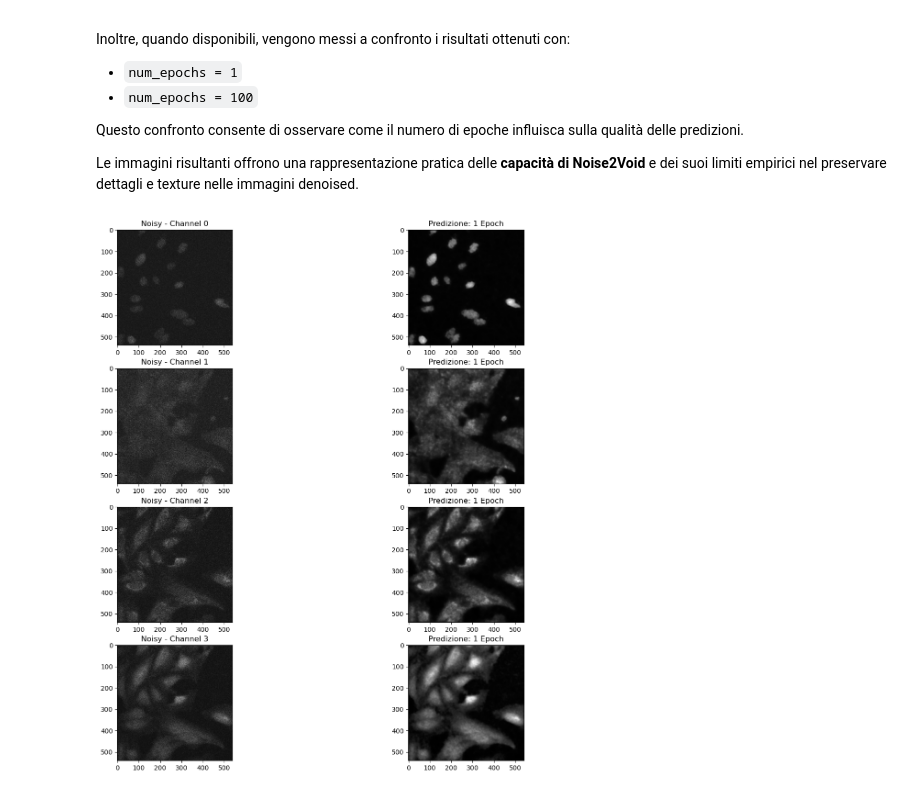
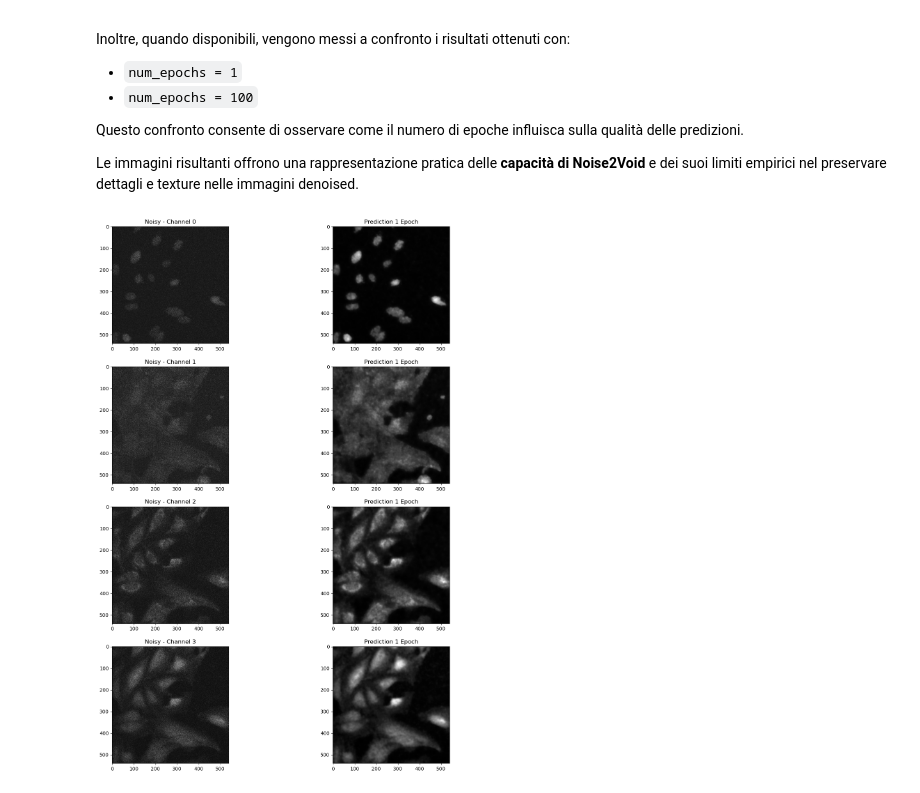
Before and after one commit to paoloparati/ProgettoPrincipiEModelliDellaPercezione, a Jupyter notebook: jump_cells.ipynb, the cells around one changed output. Cells and saved outputs as stored; diff of their text form; code cells hidden in the pictures.

```diff
--- a/jump_cells.ipynb
+++ b/jump_cells.ipynb
@@ -218,21 +227,20 @@ Questo confronto consente di osservare come il numero di epoche influisca sulla
 
 Le immagini risultanti offrono una rappresentazione pratica delle **capacità di Noise2Void** e dei suoi limiti empirici nel preservare dettagli e texture nelle immagini denoised.
 # %%
-
 better_predictions_path = "notebooks/predictions/jump/predictions100.tiff"
 if os.path.exists(better_predictions_path):
     better_predictions = tifffile.imread(better_predictions_path)
 else:
     better_predictions = None
 
-fig, ax = plt.subplots(4, 3 if better_predictions is not None else 2, figsize=(15, 15))
+fig, ax = plt.subplots(4, 3 if better_predictions is not None else 2, figsize=(15, 20))
 for i in range(4):
     ax[i, 0].imshow(train_images[0, i], cmap="gray")
     ax[i, 0].set_title(f"Noisy - Channel {i}")
     ax[i, 1].imshow(predictions[0].squeeze()[i], cmap="gray")
-    ax[i, 1].set_title("Predizione: 1 Epoch")
+    ax[i, 1].set_title("Prediction 1 Epoch")
     if (better_predictions is not None):
         ax[i, 2].imshow(better_predictions[0].squeeze()[i], cmap="gray")
-        ax[i, 2].set_title("Predizione: 100 Epoch")
+        ax[i, 2].set_title("Prediction 100 Epoch")
 # %% [output]
-[figure, old version]
+[figure, new version]
```
Also changed, not shown: parts of 4 cells of this notebook.
